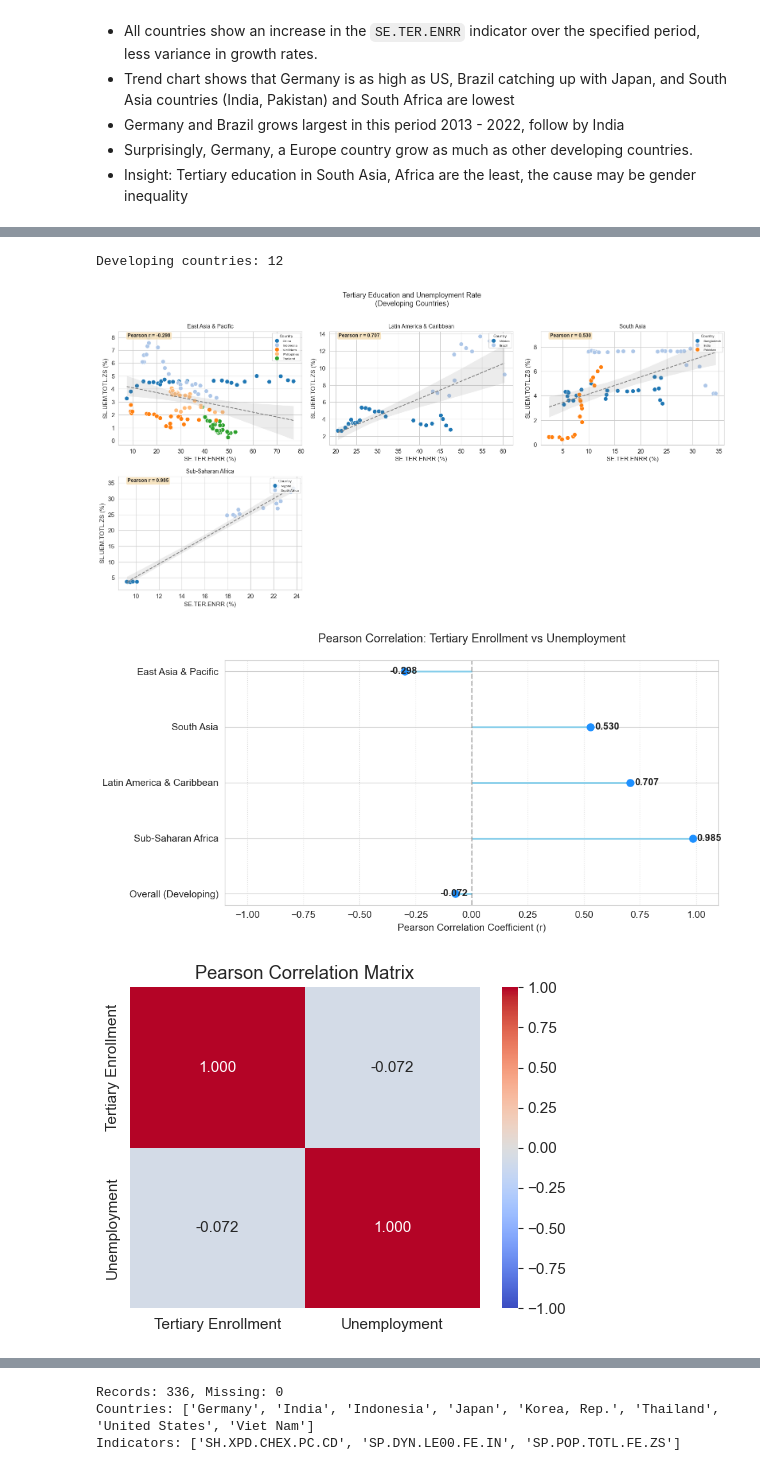
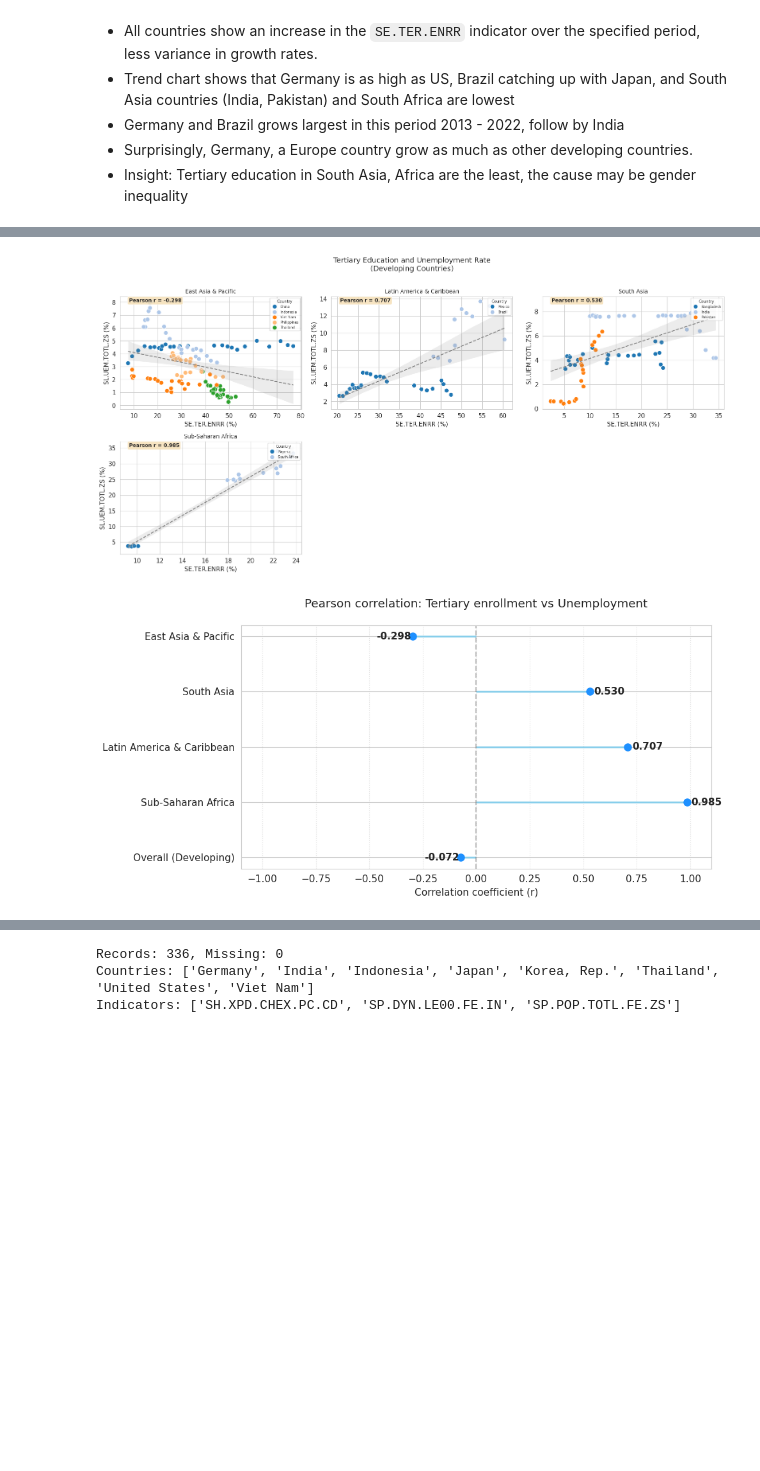
Before and after one commit to n3sfan/DataVis-Lab2, a Jupyter notebook: Notebook/All.ipynb, the cells around one changed output, grey strips where cells are left out. Cells and saved outputs as stored; diff of their text form; code cells hidden in the pictures; blank space fills up the shorter version.

```diff
--- a/Notebook/All.ipynb
+++ b/Notebook/All.ipynb
@@ -963,7 +957,7 @@ corr_long = ter_long2.merge(
 corr_long = corr_long.merge(region_df, on='Country Code', how='left')
 developing_long = corr_long[corr_long['Country Code'].isin(DEV_CODES)].copy()
 
-print(f"Developing countries: {developing_long['Country Code'].nunique()}")
+# print(f"Developing countries: {developing_long['Country Code'].nunique()}")
 
 # Scatter: each region in one subplot, color by country
 regions = developing_long['Region'].dropna().unique()
@@ -1008,48 +1002,46 @@ plt.show()
 
 # Pearson correlation
 overall_corr = developing_long[['TerValue', 'UnempValue']].corr().iloc[0, 1]
 region_corr = (
     developing_long.groupby('Region')
     .apply(lambda g: g[['TerValue', 'UnempValue']].corr().iloc[0, 1])
     .reset_index()
     .rename(columns={0: 'Pearson_r'})
     .sort_values('Pearson_r', ascending=False)
 )
 
 # Plotting Lollipop Chart for Correlations
 plt.figure(figsize=(10, 5))
 plot_data = pd.concat([
     pd.DataFrame({'Region': ['Overall (Developing)'], 'Pearson_r': [overall_corr]}),
     region_corr
 ]).reset_index(drop=True)
 
 plt.hlines(y=plot_data['Region'], xmin=0, xmax=plot_data['Pearson_r'], color='skyblue', linewidth=2)
 plt.plot(plot_data['Pearson_r'], plot_data['Region'], "o", markersize=8, color='dodgerblue')
 
 for i, r in enumerate(plot_data['Pearson_r']):
-    plt.text(r + (0.02 if r >= 0 else -0.07), i, f"{r:.3f}", va='center', fontweight='bold')
+    plt.text(r + (0.02 if r >= 0 else -0.17), i, f"{r:.3f}", va='center', fontweight='bold')
 
 plt.axvline(0, color='grey', linestyle='--', alpha=0.5)
-plt.title('Pearson Correlation: Tertiary Enrollment vs Unemployment', pad=20)
-plt.xlabel('Pearson Correlation Coefficient (r)')
+plt.title('Pearson correlation: Tertiary enrollment vs Unemployment', pad=20)
+plt.xlabel('Correlation coefficient (r)')
 plt.xlim(-1.1, 1.1)
 plt.grid(axis='x', linestyle=':', alpha=0.6)
 plt.tight_layout()
 plt.show()
 
-# Heatmap
-fig, ax = plt.subplots(figsize=(5, 4))
-corr_matrix = developing_long[['TerValue', 'UnempValue']].corr()
-sns.heatmap(corr_matrix, annot=True, fmt='.3f', cmap='coolwarm',
-            center=0, vmin=-1, vmax=1, ax=ax,
-            xticklabels=['Tertiary Enrollment', 'Unemployment'],
-            yticklabels=['Tertiary Enrollment', 'Unemployment'])
-ax.set_title('Pearson Correlation Matrix')
-plt.tight_layout()
-plt.show()
+# # Heatmap
+# fig, ax = plt.subplots(figsize=(5, 4))
+# corr_matrix = developing_long[['TerValue', 'UnempValue']].corr()
+# sns.heatmap(corr_matrix, annot=True, fmt='.3f', cmap='coolwarm',
+#             center=0, vmin=-1, vmax=1, ax=ax,
+#             xticklabels=['Tertiary Enrollment', 'Unemployment'],
+#             yticklabels=['Tertiary Enrollment', 'Unemployment'])
+# ax.set_title('Pearson Correlation Matrix')
+# plt.tight_layout()
+# plt.show()
 # %% [output]
-Developing countries: 12
-[figure, old version]
+[figure, new version]
-[figure, old version]
+[figure, new version]
-[figure, removed]
 # %% [markdown]
```
Also changed, not shown: parts of 29 cells of this notebook.
